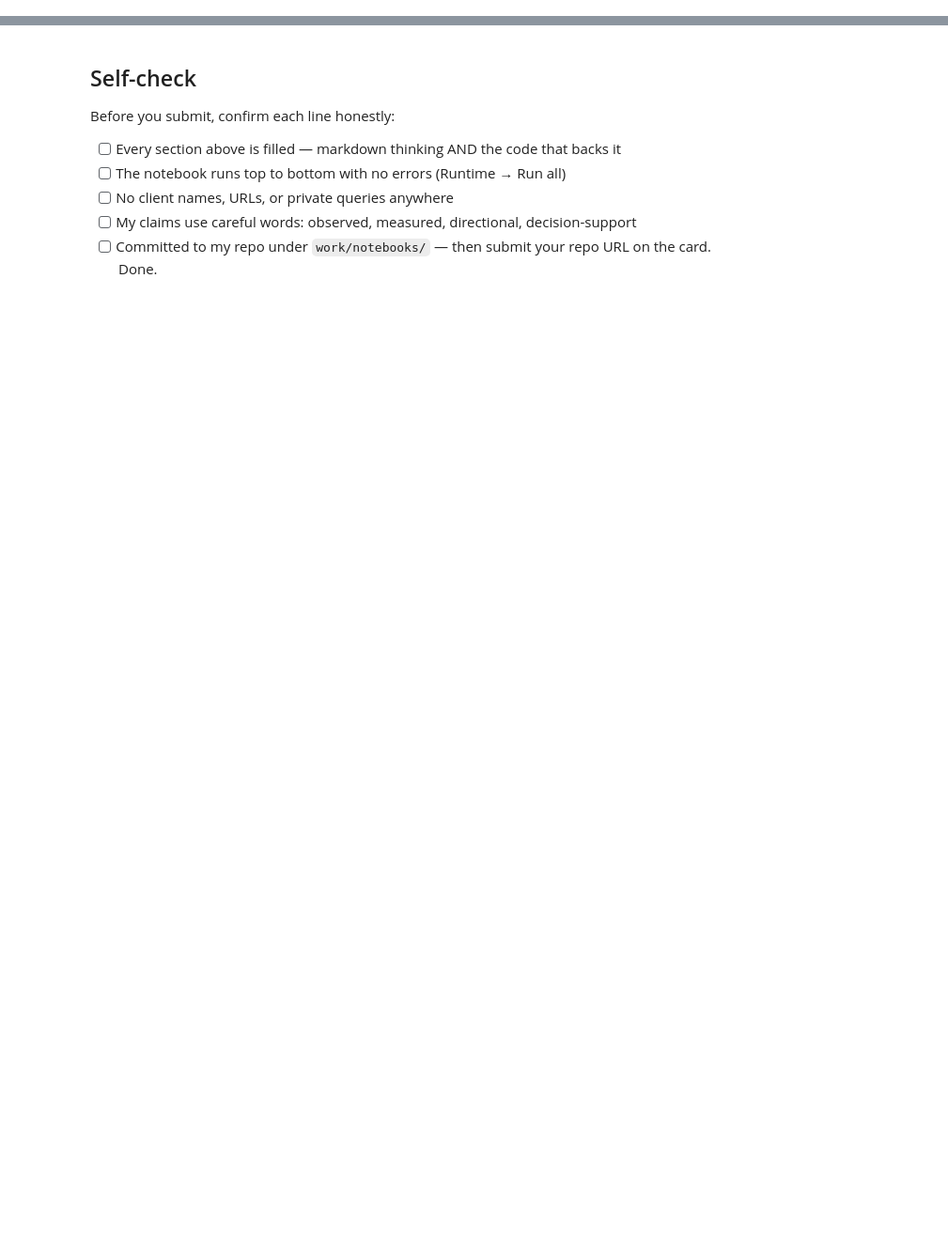
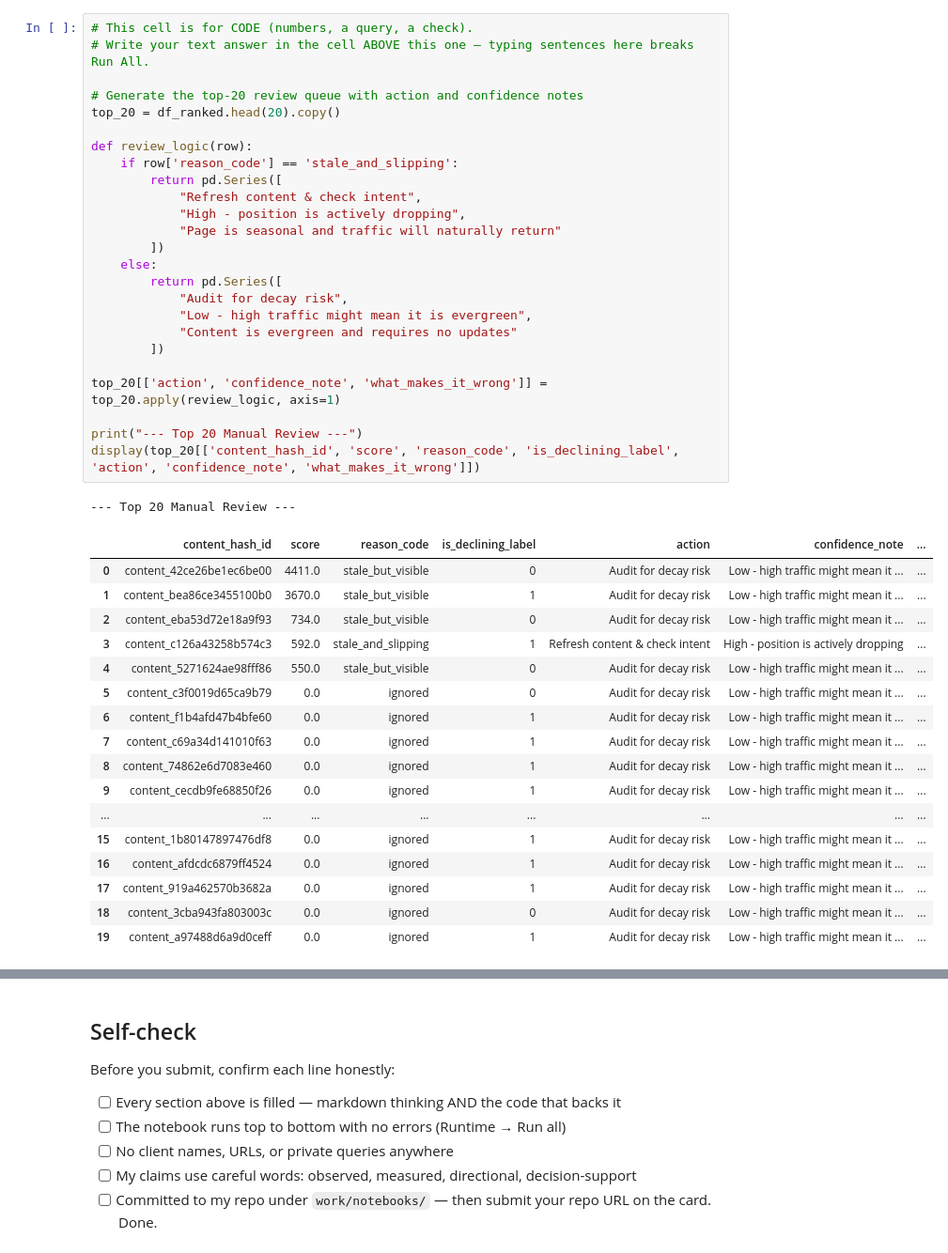
Before and after one commit to Ibrahim-1rfan/Flyrank-, a Jupyter notebook: work/notebooks/w04_baseline_score.ipynb, the cells around one changed output, grey strips where cells are left out. Shown at 94% size. Saved outputs shown, nothing was run; the diff lists cells and outputs as text; blank space fills up the shorter version.

```diff
--- a/work/notebooks/w04_baseline_score.ipynb
+++ b/work/notebooks/w04_baseline_score.ipynb
@@ -36,0 +136,44 @@ This skeleton is yours to fill. Work the sections **in order** — each one has
+# %%
+# This cell is for CODE (numbers, a query, a check).
+# Write your text answer in the cell ABOVE this one — typing sentences here breaks Run All.
+
+# Generate the top-20 review queue with action and confidence notes
+top_20 = df_ranked.head(20).copy()
+
+def review_logic(row):
+    if row['reason_code'] == 'stale_and_slipping':
+        return pd.Series([
+            "Refresh content & check intent",
+            "High - position is actively dropping",
+            "Page is seasonal and traffic will naturally return"
+        ])
+    else:
+        return pd.Series([
+            "Audit for decay risk",
+            "Low - high traffic might mean it is evergreen",
+            "Content is evergreen and requires no updates"
+        ])
+
+top_20[['action', 'confidence_note', 'what_makes_it_wrong']] = top_20.apply(review_logic, axis=1)
+
+print("--- Top 20 Manual Review ---")
+display(top_20[['content_hash_id', 'score', 'reason_code', 'is_declining_label', 'action', 'confidence_note', 'what_makes_it_wrong']])
+# %% [output]
+--- Top 20 Manual Review ---
+|  | content_hash_id | score | reason_code | is_declining_label | action | confidence_note | ... |
+| 0 | content_42ce26be1ec6be00 | 4411.0 | stale_but_visible | 0 | Audit for decay risk | Low - high traffic might mean it ... | ... |
+| 1 | content_bea86ce3455100b0 | 3670.0 | stale_but_visible | 1 | Audit for decay risk | Low - high traffic might mean it ... | ... |
+| 2 | content_eba53d72e18a9f93 | 734.0 | stale_but_visible | 0 | Audit for decay risk | Low - high traffic might mean it ... | ... |
+| 3 | content_c126a43258b574c3 | 592.0 | stale_and_slipping | 1 | Refresh content & check intent | High - position is actively dropping | ... |
+| 4 | content_5271624ae98fff86 | 550.0 | stale_but_visible | 0 | Audit for decay risk | Low - high traffic might mean it ... | ... |
+| 5 | content_c3f0019d65ca9b79 | 0.0 | ignored | 0 | Audit for decay risk | Low - high traffic might mean it ... | ... |
+| 6 | content_f1b4afd47b4bfe60 | 0.0 | ignored | 1 | Audit for decay risk | Low - high traffic might mean it ... | ... |
+| 7 | content_c69a34d141010f63 | 0.0 | ignored | 1 | Audit for decay risk | Low - high traffic might mean it ... | ... |
+| 8 | content_74862e6d7083e460 | 0.0 | ignored | 1 | Audit for decay risk | Low - high traffic might mean it ... | ... |
+| 9 | content_cecdb9fe68850f26 | 0.0 | ignored | 1 | Audit for decay risk | Low - high traffic might mean it ... | ... |
+| ... | ... | ... | ... | ... | ... | ... | ... |
+| 15 | content_1b80147897476df8 | 0.0 | ignored | 1 | Audit for decay risk | Low - high traffic might mean it ... | ... |
+| 16 | content_afdcdc6879ff4524 | 0.0 | ignored | 1 | Audit for decay risk | Low - high traffic might mean it ... | ... |
+| 17 | content_919a462570b3682a | 0.0 | ignored | 1 | Audit for decay risk | Low - high traffic might mean it ... | ... |
+| 18 | content_3cba943fa803003c | 0.0 | ignored | 0 | Audit for decay risk | Low - high traffic might mean it ... | ... |
+| 19 | content_a97488d6a9d0ceff | 0.0 | ignored | 1 | Audit for decay risk | Low - high traffic might mean it ... | ... |
```
Also changed, not shown: parts of 15 cells of this notebook.
